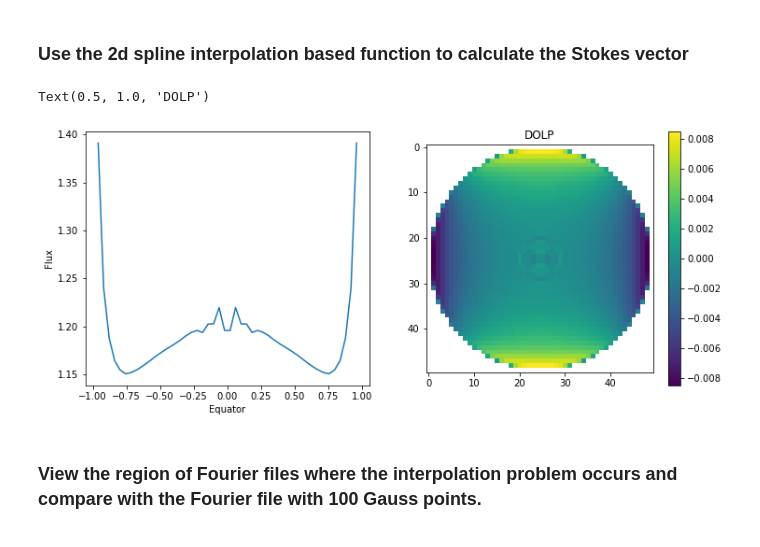
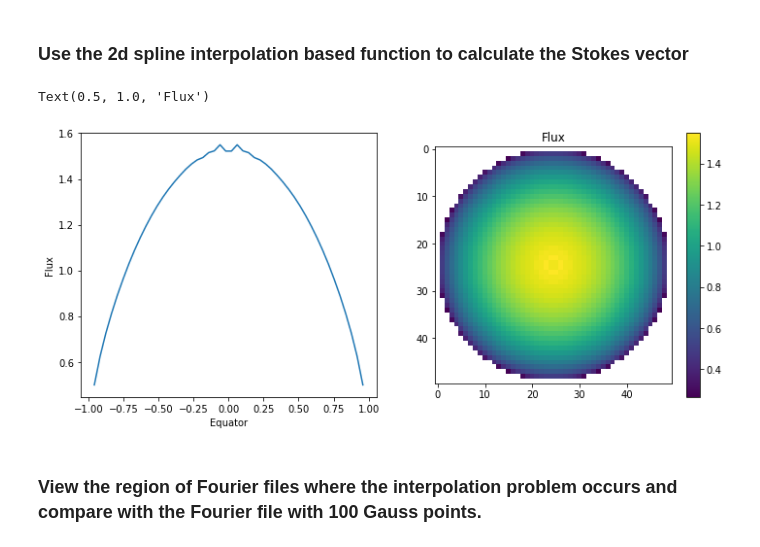
Before and after one commit to gouravmahapatra/Interpolation, a Jupyter notebook: interpolationScheme.ipynb, the cells around one changed output. Saved outputs shown, nothing was run; the diff lists cells and outputs as text; code cells hidden in the pictures.

```diff
--- a/interpolationScheme.ipynb
+++ b/interpolationScheme.ipynb
@@ -404,9 +406,10 @@ def calc_Stokes2(foudata,theta0,theta,phi,beta,kind='cubic',sig = 0):
             for k in range(nmat):
                 RM[k] = RM[k] + 2.0*Bplus[k]*fac*rfm[k]
 
-                # Calculate the locally reflected Stokes vector with the matrix
+        # Calculate the locally reflected Stokes vector with the matrix
         for k in range(nmat):
-            SvR[k] = RM[k]
+            apix = 1.0    # should be the area of a pixel!
+            SvR[k] = 4*mu0*RM[k]*apix/np.pi
         # Rotate Stokes elements Q and U to the actual ref. plane (this is for Planet Phase calculations)
         if nmat>1:
             be = np.deg2rad(beta[g])
@@ -444,6 +447,7 @@ path40 = '/Users/gouravmahapatr/Dropbox/PhD/Codes/geosMaster/fougp40.dat'
 
 # Read the Fourier file and print the shape of the outputs.
 nfou,nmat,nmugs,xmu,rfou = rdfous(path=path40)
+foudata = rdfous(path=path40)
 print('Fourier file shape: ',rfou.shape)
 print('nfou: ',nfou)
 print('nmat: ',nmat)
@@ -483,16 +487,16 @@ stokes = stokes.reshape([50,50,3])
 # %%
 plt.figure(figsize=[12,5])
 plt.subplot(121)
 plt.plot(np.linspace(-1,1,len(stokes[25,:,0])),stokes[25,:,0])
 plt.xlabel('Equator')
 plt.ylabel('Flux')
 plt.subplot(122)
-plt.imshow(-stokes[:,:,1]/stokes[:,:,0])
+plt.imshow(stokes[:,:,0])#/stokes[:,:,0])
 plt.colorbar()
-plt.title('DOLP')
+plt.title('Flux')
 # %% [output]
-Text(0.5, 1.0, 'DOLP')
+Text(0.5, 1.0, 'Flux')
-[figure, old version]
+[figure, new version]
 # %% [markdown]
 ### View the region of Fourier files where the interpolation problem occurs and compare with the Fourier file with 100 Gauss points.
 # %%
```
Also changed, not shown: parts of 11 cells of this notebook.
